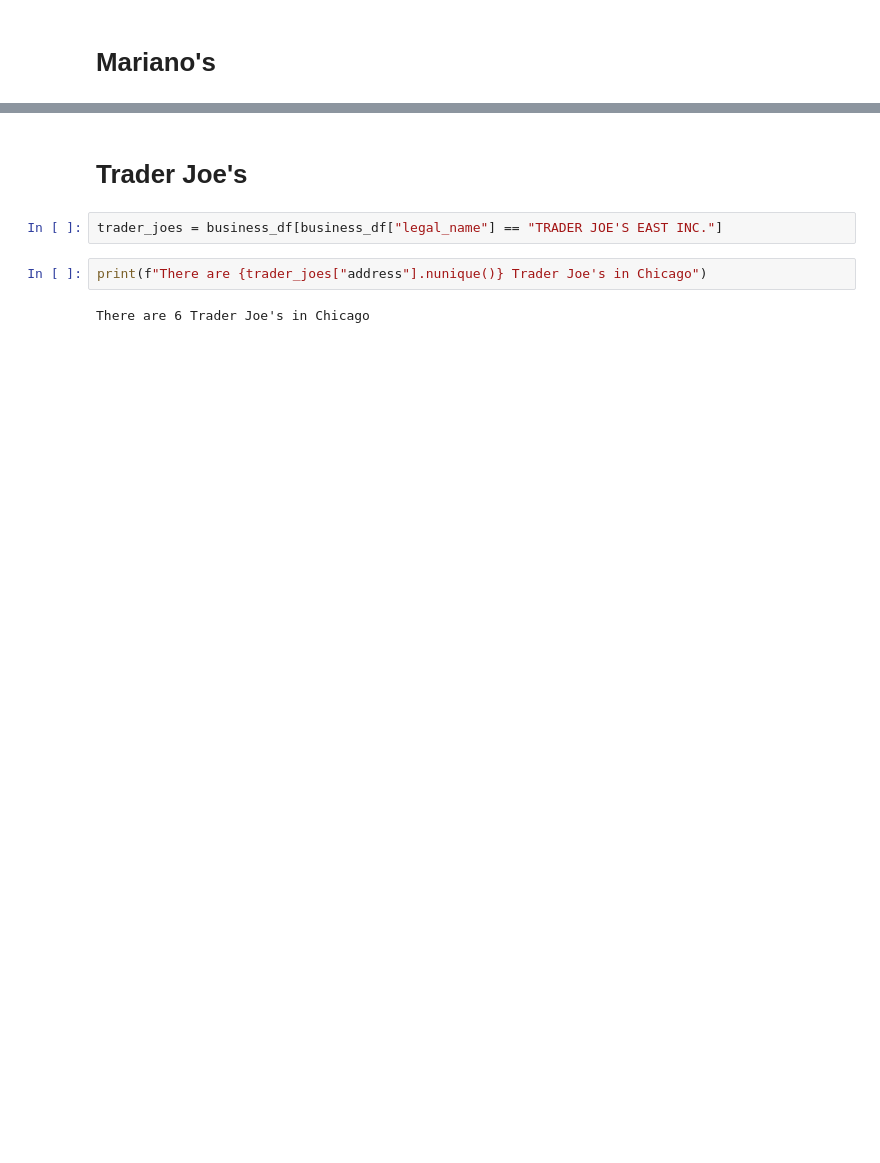
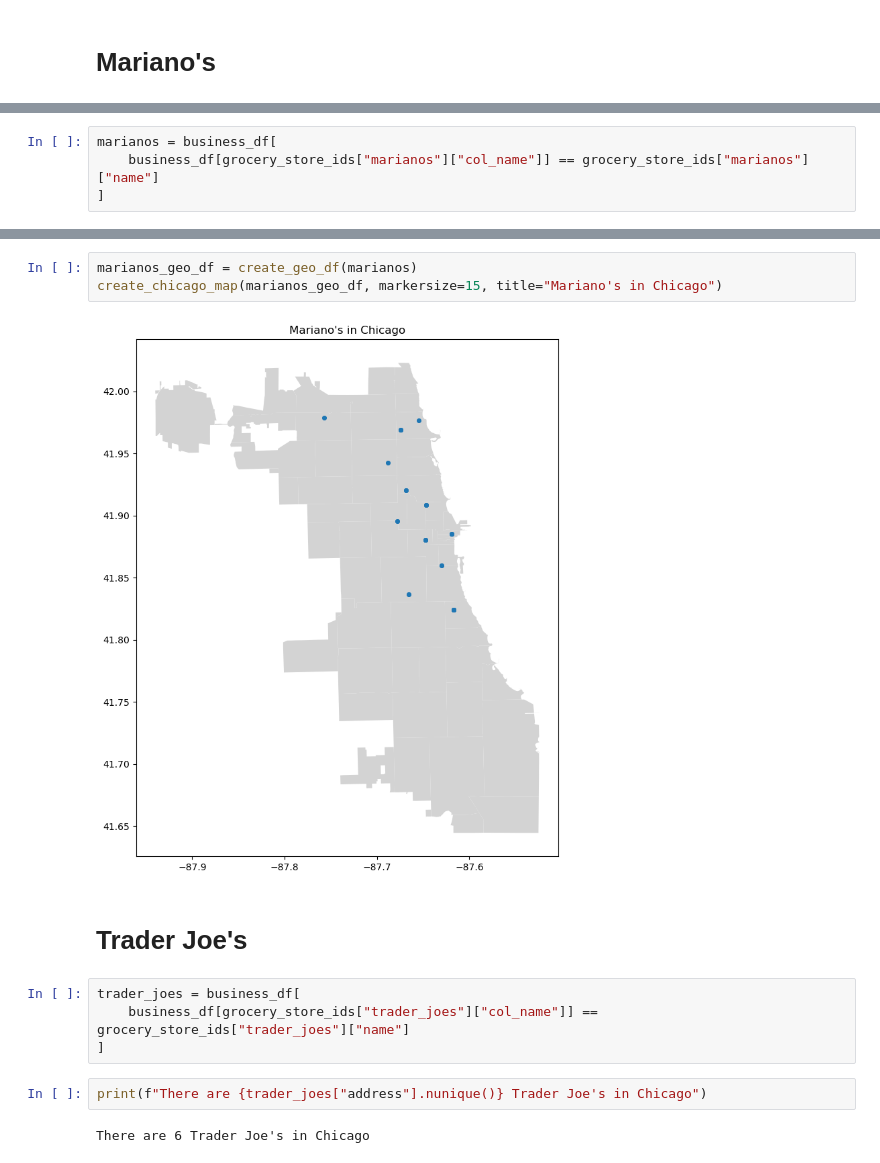
Before and after one commit to j-max/chicago_data, a Jupyter notebook: businesses/grocery_stores/grocery_stores.ipynb, the cells around one changed output, grey strips where cells are left out. Drawn from its saved outputs; the diff is of its cells as text; blank space fills up the shorter version.

```diff
--- a/businesses/grocery_stores/grocery_stores.ipynb
+++ b/businesses/grocery_stores/grocery_stores.ipynb
@@ -78,3 +110,7 @@ marianos = wholefoods = business_df[business_df["legal_name"] == "ROUNDY'S ILLIN
+# %%
+marianos = business_df[
+    business_df[grocery_store_ids["marianos"]["col_name"]] == grocery_store_ids["marianos"]["name"]
+]
 # %%
 print(f"There are {marianos["doing_business_as_name"].nunique()} Mariano's in Chicago")
 # %% [output]
@@ -82,7 +118,14 @@ There are 13 Mariano's in Chicago
+# %%
+marianos_geo_df = create_geo_df(marianos)
+create_chicago_map(marianos_geo_df, markersize=15, title="Mariano's in Chicago")
+# %% [output]
+[figure, added]
 # %% [markdown]
 # Trader Joe's
-# %%
-trader_joes = business_df[business_df["legal_name"] == "TRADER JOE'S EAST INC."]
+# %%
+trader_joes = business_df[
+    business_df[grocery_store_ids["trader_joes"]["col_name"]] == grocery_store_ids["trader_joes"]["name"]
+]
 # %%
 print(f"There are {trader_joes["address"].nunique()} Trader Joe's in Chicago")
 # %% [output]
```
Also changed, not shown: parts of 31 cells of this notebook, 4 other files.
